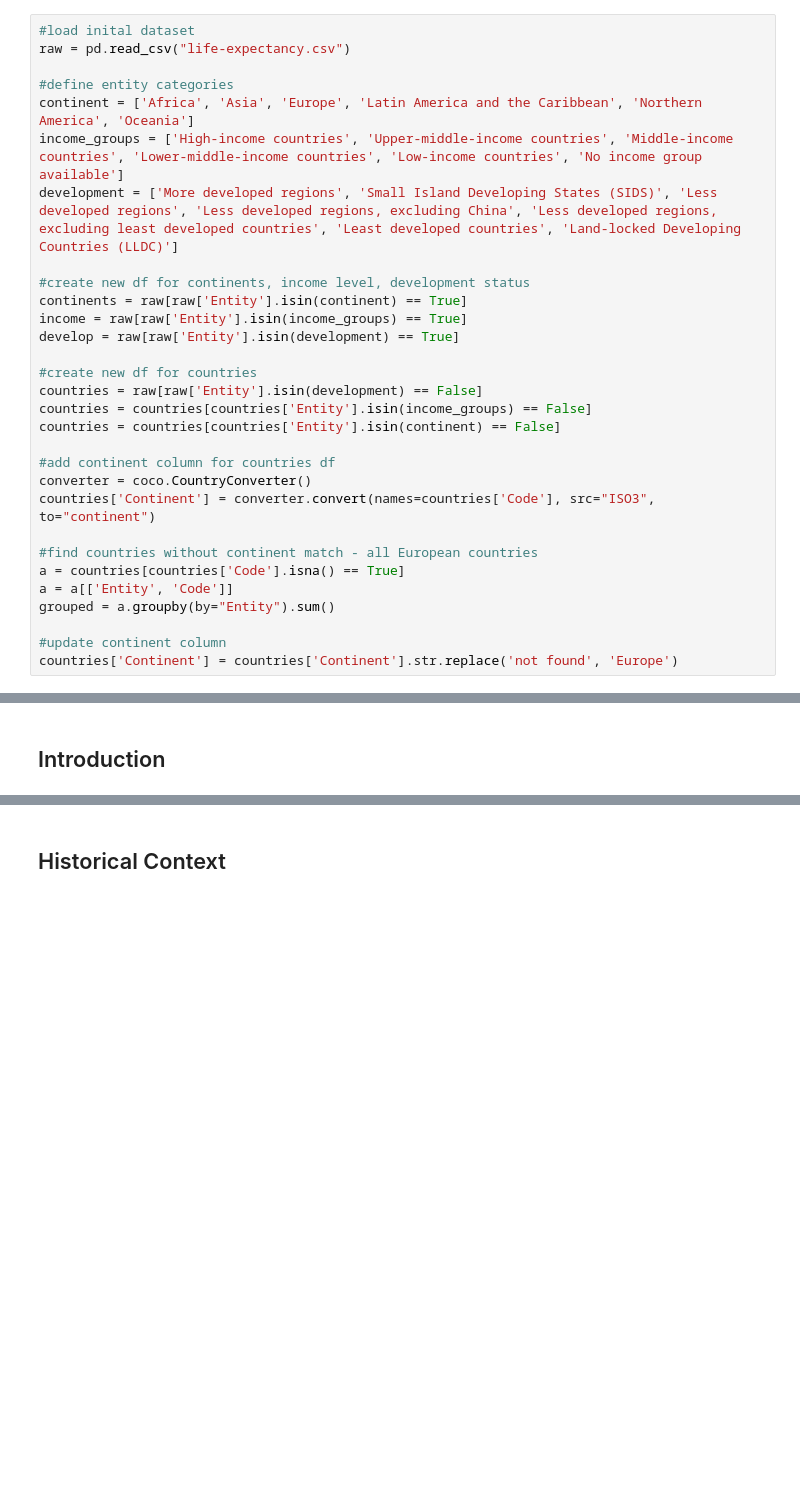
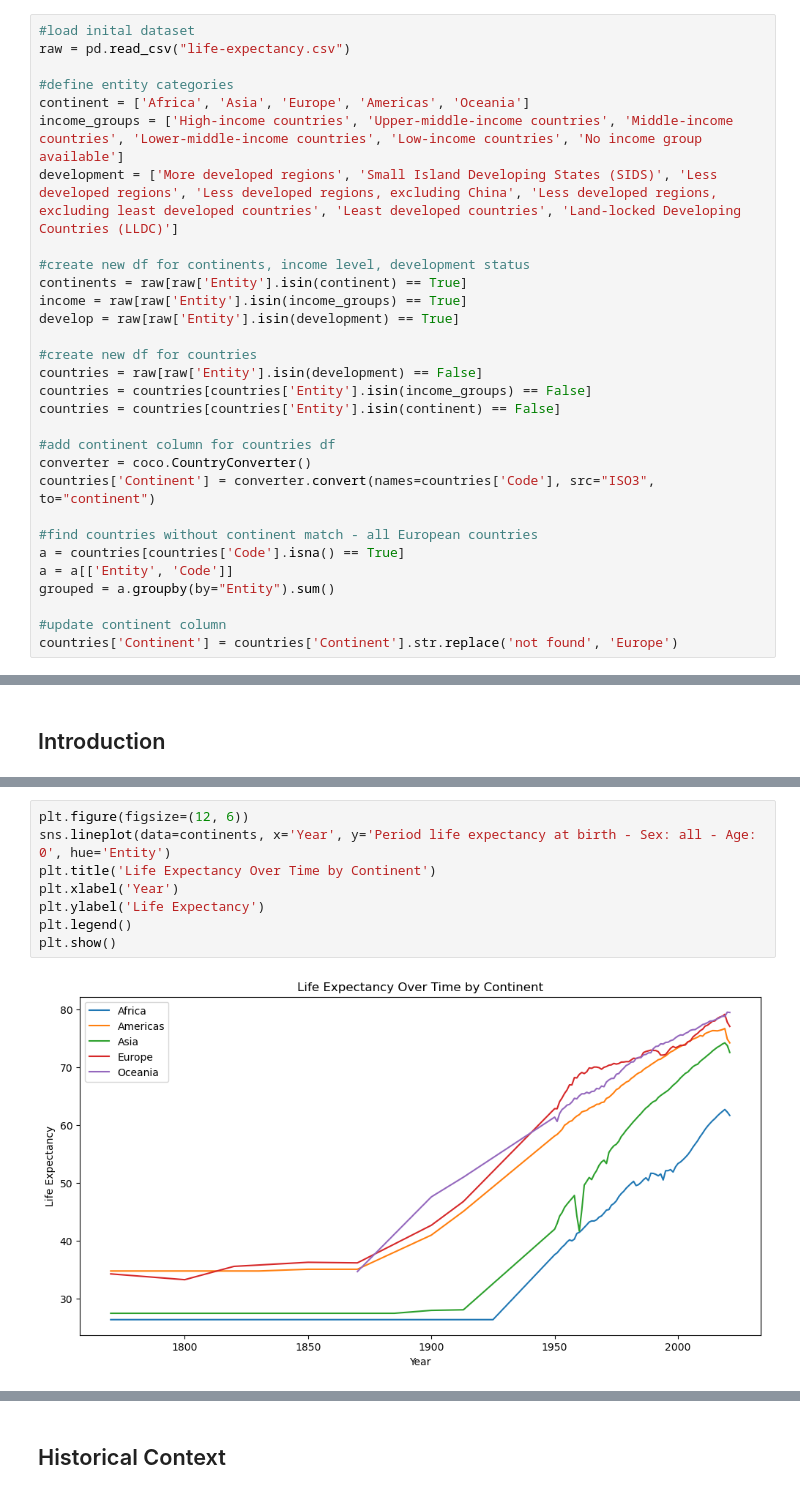
Before and after one commit to emleda/winter_2024, a Jupyter notebook: winter_2024.ipynb, the cells around one changed output, grey strips where cells are left out. Drawn from its saved outputs; the diff is of its cells as text; blank space fills up the shorter version.

```diff
--- a/winter_2024.ipynb
+++ b/winter_2024.ipynb
@@ -31,7 +43,7 @@ import plotly.express as px
 raw = pd.read_csv("life-expectancy.csv")
 
 #define entity categories
-continent = ['Africa', 'Asia', 'Europe', 'Latin America and the Caribbean', 'Northern America', 'Oceania']
+continent = ['Africa', 'Asia', 'Europe', 'Americas', 'Oceania']
 income_groups = ['High-income countries', 'Upper-middle-income countries', 'Middle-income countries', 'Lower-middle-income countries', 'Low-income countries', 'No income group available']
 development = ['More developed regions', 'Small Island Developing States (SIDS)', 'Less developed regions', 'Less developed regions, excluding China', 'Less developed regions, excluding least developed countries', 'Least developed countries', 'Land-locked Developing Countries (LLDC)']
 
@@ -167,0 +184,10 @@ World not found in regex
+# %%
+plt.figure(figsize=(12, 6))
+sns.lineplot(data=continents, x='Year', y='Period life expectancy at birth - Sex: all - Age: 0', hue='Entity')
+plt.title('Life Expectancy Over Time by Continent')
+plt.xlabel('Year')
+plt.ylabel('Life Expectancy')
+plt.legend()
+plt.show()
+# %% [output]
+[figure, added]
```
Also changed, not shown: parts of 7 cells of this notebook, 2 other files.
